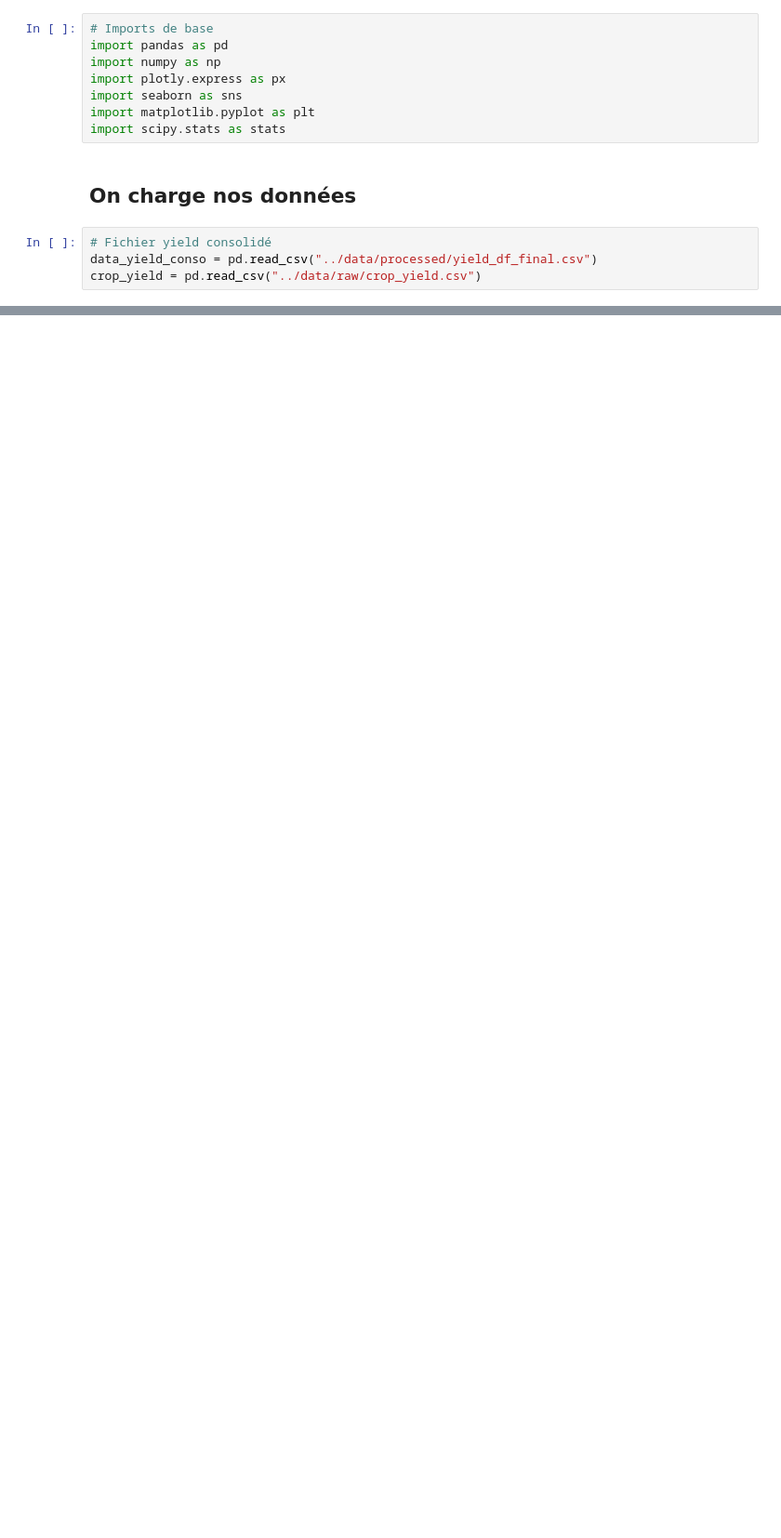
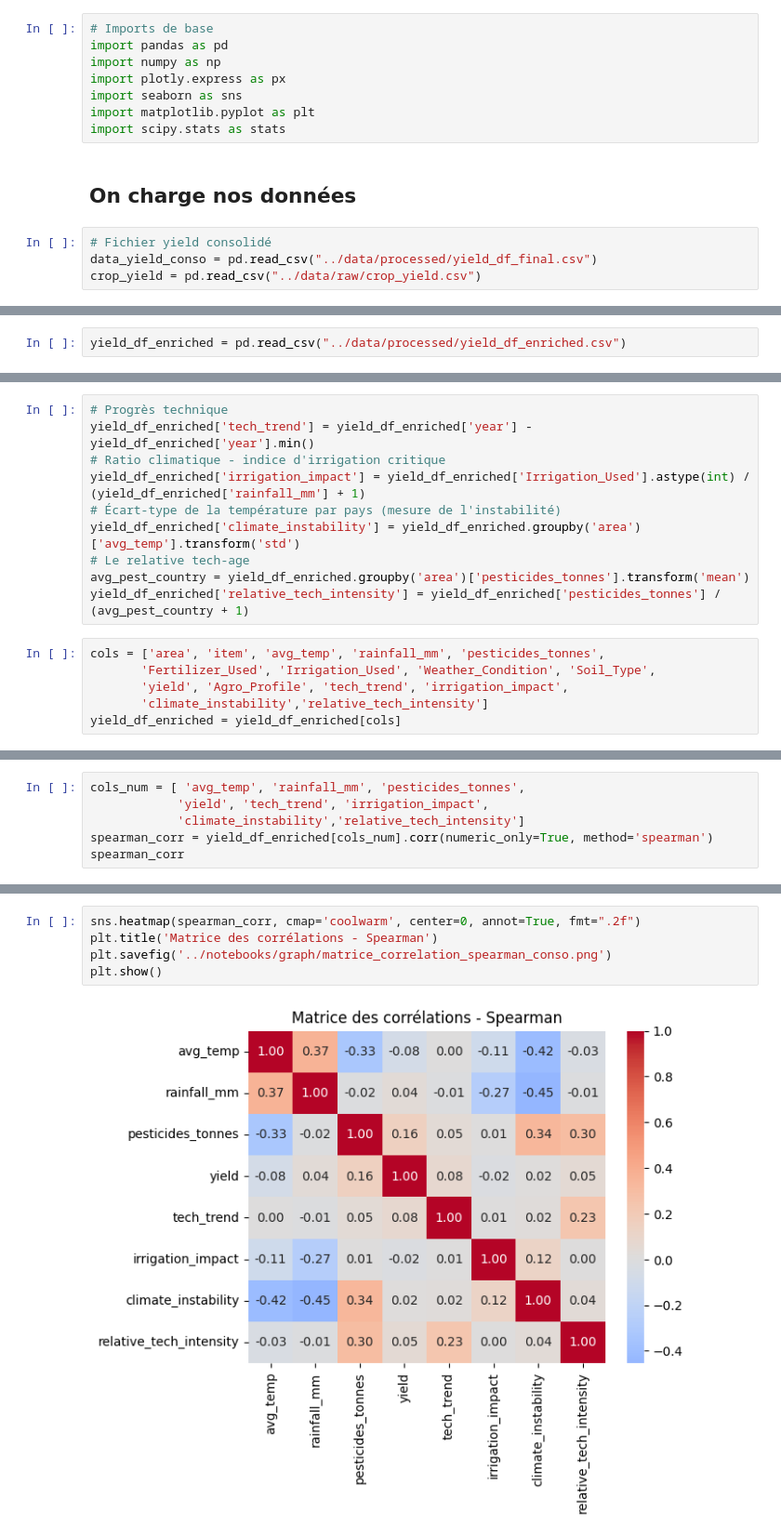
Before and after one commit to SCFlorian/Systeme_recommandation_agricole, a Jupyter notebook: notebooks/notebook_feature_engineering.ipynb, the cells around one changed output, grey strips where cells are left out. Shown at 93% size. Drawn from its saved outputs; the diff is of its cells as text; blank space fills up the shorter version.

Commit message:
Mise à jour du notebook feature engineering et de la documentation

```diff
--- a/notebooks/notebook_feature_engineering.ipynb
+++ b/notebooks/notebook_feature_engineering.ipynb
@@ -37,0 +358,2 @@ crop_yield['Climate_Key'] = crop_yield['Temp_Cat'].astype(str) + "_" + crop_yiel
+# %%
+yield_df_enriched = pd.read_csv("../data/processed/yield_df_enriched.csv")
@@ -37,0 +439,16 @@ crop_yield['Climate_Key'] = crop_yield['Temp_Cat'].astype(str) + "_" + crop_yiel
+# %%
+# Progrès technique
+yield_df_enriched['tech_trend'] = yield_df_enriched['year'] - yield_df_enriched['year'].min()
+# Ratio climatique - indice d'irrigation critique
+yield_df_enriched['irrigation_impact'] = yield_df_enriched['Irrigation_Used'].astype(int) / (yield_df_enriched['rainfall_mm'] + 1)
+# Écart-type de la température par pays (mesure de l'instabilité)
+yield_df_enriched['climate_instability'] = yield_df_enriched.groupby('area')['avg_temp'].transform('std')
+# Le relative tech-age
+avg_pest_country = yield_df_enriched.groupby('area')['pesticides_tonnes'].transform('mean')
+yield_df_enriched['relative_tech_intensity'] = yield_df_enriched['pesticides_tonnes'] / (avg_pest_country + 1)
+# %%
+cols = ['area', 'item', 'avg_temp', 'rainfall_mm', 'pesticides_tonnes',
+       'Fertilizer_Used', 'Irrigation_Used', 'Weather_Condition', 'Soil_Type',
+       'yield', 'Agro_Profile', 'tech_trend', 'irrigation_impact',
+       'climate_instability','relative_tech_intensity']
+yield_df_enriched = yield_df_enriched[cols]
@@ -37,0 +475,6 @@ crop_yield['Climate_Key'] = crop_yield['Temp_Cat'].astype(str) + "_" + crop_yiel
+# %%
+cols_num = [ 'avg_temp', 'rainfall_mm', 'pesticides_tonnes',
+            'yield', 'tech_trend', 'irrigation_impact',
+            'climate_instability','relative_tech_intensity']
+spearman_corr = yield_df_enriched[cols_num].corr(numeric_only=True, method='spearman')
+spearman_corr
@@ -37,0 +491,7 @@ crop_yield['Climate_Key'] = crop_yield['Temp_Cat'].astype(str) + "_" + crop_yiel
+# %%
+sns.heatmap(spearman_corr, cmap='coolwarm', center=0, annot=True, fmt=".2f")
+plt.title('Matrice des corrélations - Spearman')
+plt.savefig('../notebooks/graph/matrice_correlation_spearman_conso.png')
+plt.show()
+# %% [output]
+[figure, added]
```
Also changed, not shown: parts of 47 cells of this notebook, 4 other files.
